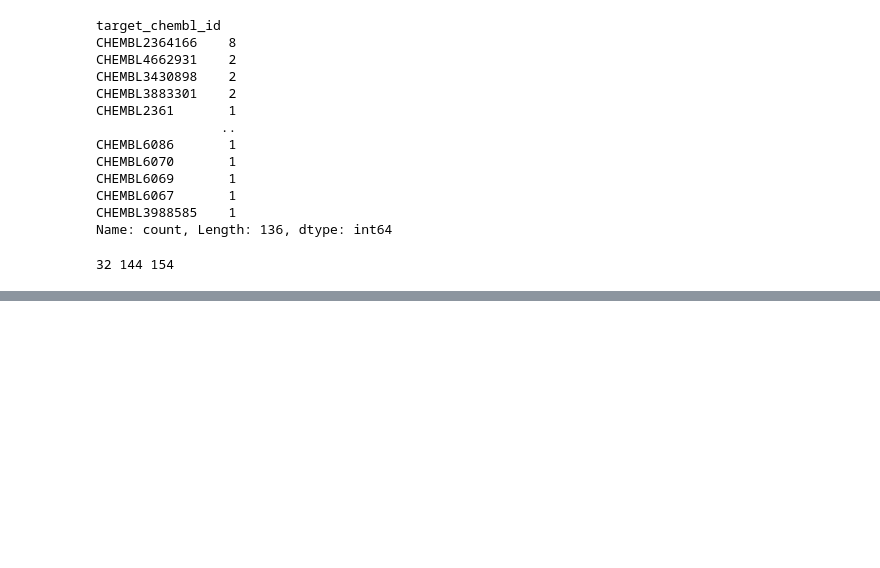
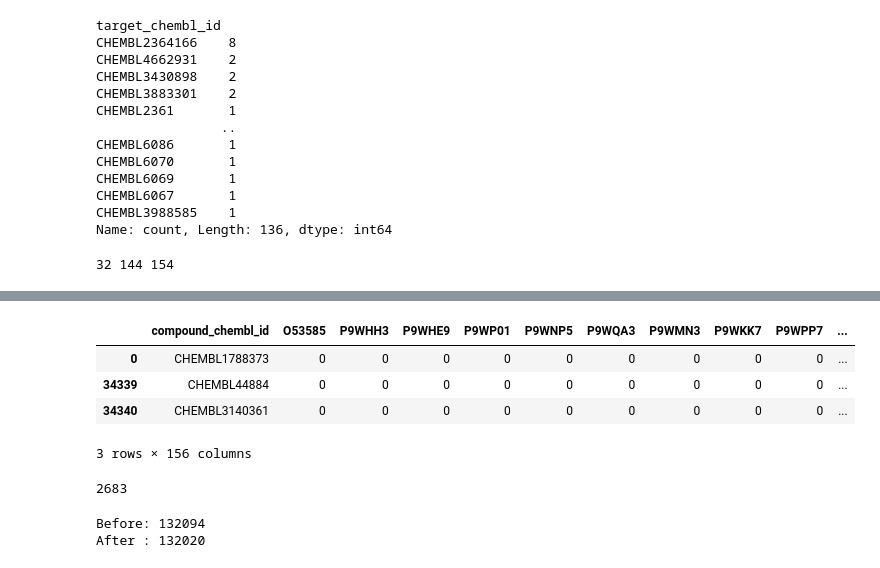
Before and after one commit to ersilia-os/mtb-target-prioritization, a Jupyter notebook: notebooks/00_chembl_data.ipynb, the cells around one changed output, grey strips where cells are left out. Drawn from its saved outputs; the diff is of its cells as text; code cells hidden in the pictures; blank space fills up the shorter version.

```diff
--- a/notebooks/00_chembl_data.ipynb
+++ b/notebooks/00_chembl_data.ipynb
@@ -110,0 +323,24 @@ uniprot_ac_in_chembl.to_csv(("../data/processed/chembl/uniprot_ac_in_chembl.csv"
+# %%
+from tqdm import tqdm
+from rdkit import Chem
+import numpy as np
+from standardiser import standardise
+
+df_uniprot = pd.read_csv("../data/processed/chembl/mols2uniprot.csv")
+
+def standardise_smiles(df, smi_col):
+    std_smiles = []
+    for smiles in tqdm(list(df[smi_col])):
+        try:
+            mol = Chem.MolFromSmiles(smiles)
+            mol = standardise.run(mol)
+            std_smiles.append(Chem.MolToSmiles(mol))
+        except:
+            std_smiles.append(None)
+    df["std_smiles"] = std_smiles
+    df = df[df["std_smiles"].notnull()]
+    return df
+
+df = standardise_smiles(df_uniprot, "canonical_smiles")
+df = df.drop(columns=["canonical_smiles"])
+print(df.shape)
@@ -110,0 +380,8 @@ uniprot_ac_in_chembl.to_csv(("../data/processed/chembl/uniprot_ac_in_chembl.csv"
+# %%
+df[df["std_smiles"]=="CC[C@@H](CO)NCCN[C@@H](CC)CO"]
+# %% [output]
+|  | compound_chembl_id | O53585 | P9WHH3 | P9WHE9 | P9WP01 | P9WNP5 | P9WQA3 | P9WMN3 | P9WKK7 | P9WPP7 | ... |
+| 0 | CHEMBL1788373 | 0 | 0 | 0 | 0 | 0 | 0 | 0 | 0 | 0 | ... |
+| 34339 | CHEMBL44884 | 0 | 0 | 0 | 0 | 0 | 0 | 0 | 0 | 0 | ... |
+| 34340 | CHEMBL3140361 | 0 | 0 | 0 | 0 | 0 | 0 | 0 | 0 | 0 | ... |
+3 rows × 156 columns
@@ -110,0 +399,4 @@ uniprot_ac_in_chembl.to_csv(("../data/processed/chembl/uniprot_ac_in_chembl.csv"
+# %%
+compound_sums.max()
+# %% [output]
+2683
@@ -110,0 +410,6 @@ uniprot_ac_in_chembl.to_csv(("../data/processed/chembl/uniprot_ac_in_chembl.csv"
+# %%
+print("Before:", len(df))
+print("After :", len(collapsed))
+# %% [output]
+Before: 132094
+After : 132020
```
Also changed, not shown: parts of 30 cells of this notebook.
